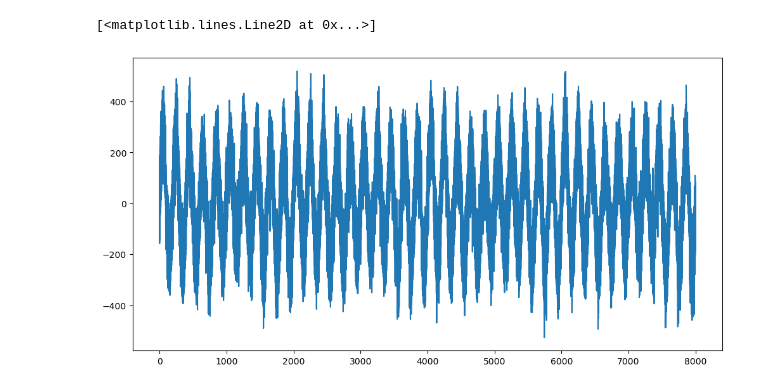
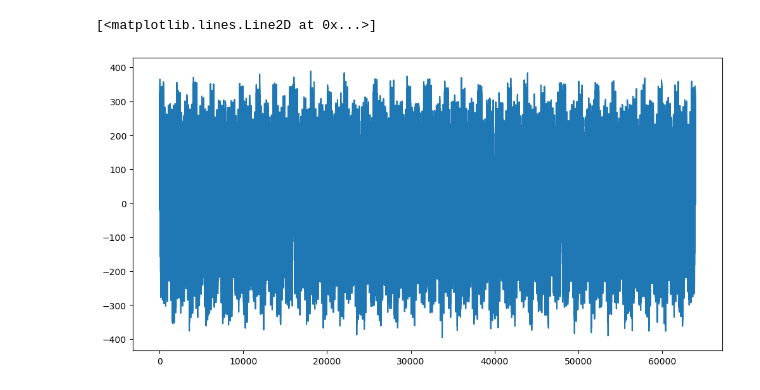
Before and after one commit to adityabhagwani/Curve-Optimizer, a Jupyter notebook: Experiment 1.ipynb, the cells around one changed output. Cells and saved outputs as stored; diff of their text form; code cells hidden in the pictures.

```diff
--- a/Experiment 1.ipynb
+++ b/Experiment 1.ipynb
@@ -42,21 +139,31 @@ def generate_signal(t):
 
     return y
 # %%
-#creating signal by reversing and replicating generated base curve
-signal = generate_signal(t)
-#inv_base_signal = np.flip(base_signal)
+# ----------------------------------------------------------------------------
+# 5. Build a long, noisy composite signal via replication
+# ----------------------------------------------------------------------------
+# The base signal and its time-reverse are concatenated to form one period,
+# then four independent noisy copies of that period are stacked to create a
+# long quasi-stationary series. The per-segment noise (sigma=NOISE_F=30)
+# simulates measurement / observation noise layered on top of the true signal.
+base_signal     = generate_signal(t)
+inv_base_signal = np.flip(base_signal)           # time-reversed copy
 
-#time = np.arange(0, 8 * domain, step)
-#intermediate_signal = np.concatenate((base_signal, inv_base_signal))
-segment1 = intermediate_signal + np.random.normal(0,5, size = intermediate_signal.shape)
-segment2 = intermediate_signal + np.random.normal(0,5, size = intermediate_signal.shape)
-segment3 = intermediate_signal + np.random.normal(0,5, size = intermediate_signal.shape)
-segment4 = intermediate_signal + np.random.normal(0,5, size = intermediate_signal.shape)
+time              = np.arange(0, 8 * domain, step)
+intermediate_signal = np.concatenate((base_signal, inv_base_signal))
 
-#signal = np.concatenate((segment1, segment2, segment3, segment4))
+# Four independent noisy realisations of the base+reversed period
+segment1 = intermediate_signal + np.random.normal(0, NOISE_F, size=intermediate_signal.shape)
+segment2 = intermediate_signal + np.random.normal(0, NOISE_F, size=intermediate_signal.shape)
+segment3 = intermediate_signal + np.random.normal(0, NOISE_F, size=intermediate_signal.shape)
+segment4 = intermediate_signal + np.random.normal(0, NOISE_F, size=intermediate_signal.shape)
+
+signal = np.concatenate((segment1, segment2, segment3, segment4))
+
+# Visualise the full composite signal
 plt.figure(figsize=(12, 6))
-plt.plot(t, signal)
+plt.plot(time, signal)
 # %% [output]
 [<matplotlib.lines.Line2D at 0x...>]
-[figure, old version]
+[figure, new version]
 # %%
```
Also changed, not shown: parts of 13 cells of this notebook, 3 other files.
